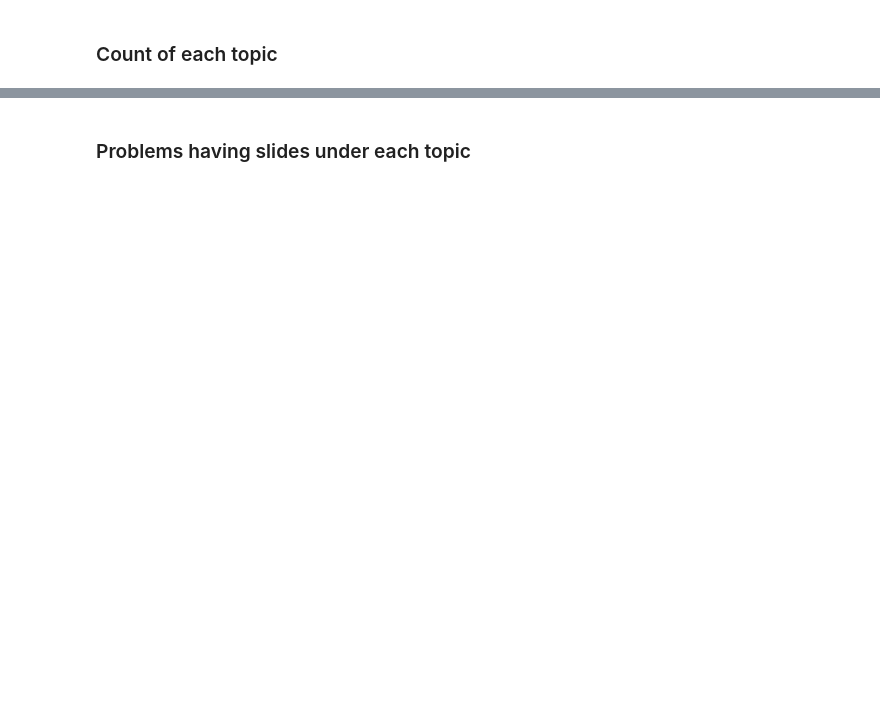
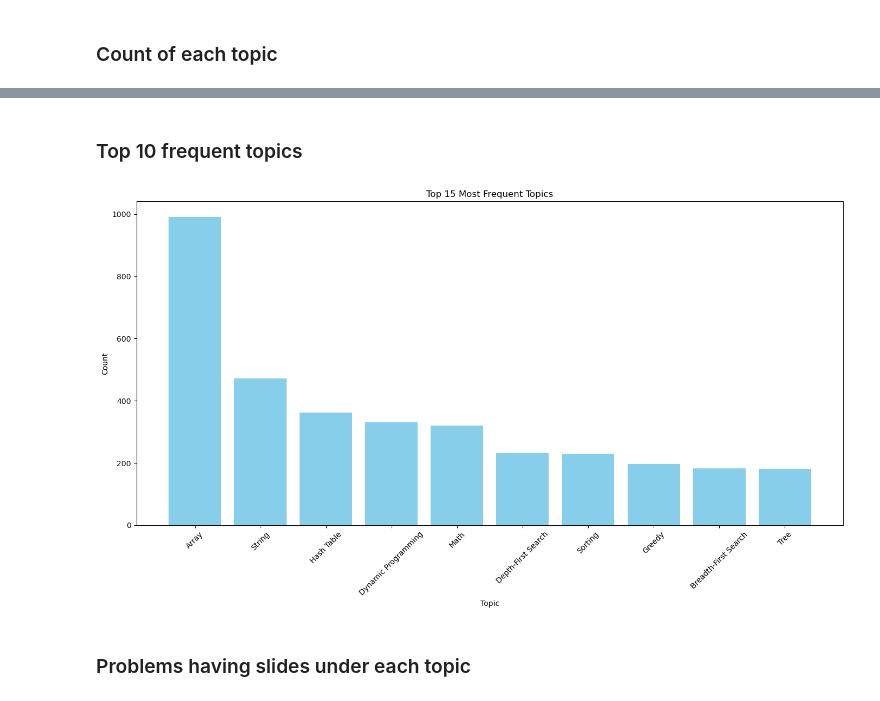
Before and after one commit to ETH-PEACH-Lab/intuition-visualisation, a Jupyter notebook: leetcode-crawler/leetcode_statistics_analysis.ipynb, the cells around one changed output, grey strips where cells are left out. Saved outputs shown, nothing was run; the diff lists cells and outputs as text; code cells hidden in the pictures; blank space fills up the shorter version.

```diff
--- a/leetcode-crawler/leetcode_statistics_analysis.ipynb
+++ b/leetcode-crawler/leetcode_statistics_analysis.ipynb
@@ -97,3 +102,36 @@ plt.show()
+# %% [markdown]
+### Top 10 frequent topics
+# %%
+# Initialize a dictionary to count the frequency of each topic
+topic_count = defaultdict(int)
+
+# Iterate through each problem in the DataFrame
+for index, row in df.iterrows():
+    topics = row['Topics']
+    if isinstance(topics, str):  # Check if the topics value is a string
+        topics_list = topics.split(', ')
+        for topic in topics_list:
+            topic_count[topic] += 1
+
+# Convert the results to a DataFrame for better visualization
+topic_df = pd.DataFrame({
+    'Topic': list(topic_count.keys()),
+    'Count': list(topic_count.values())
+})
+
+top_topics_df = topic_df.sort_values(by='Count', ascending=False).head(10)
+
+# Plot the bar chart
+plt.figure(figsize=(14, 8))
+plt.bar(top_topics_df['Topic'], top_topics_df['Count'], color='skyblue')
+plt.xlabel('Topic')
+plt.ylabel('Count')
+plt.title('Top 15 Most Frequent Topics')
+plt.xticks(rotation=45)
+plt.tight_layout()
+plt.show()
+# %% [output]
+[figure, added]
 # %% [markdown]
 ### Problems having slides under each topic
 # %%
```
Also changed, not shown: parts of 8 cells of this notebook, 2 other files.
